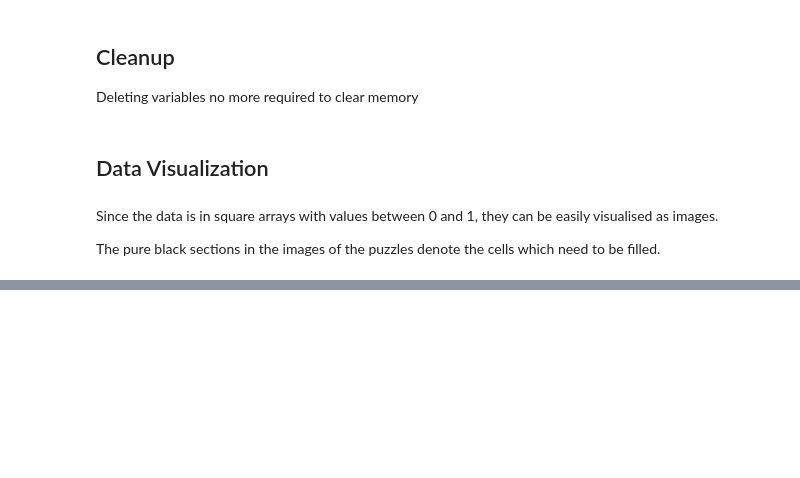
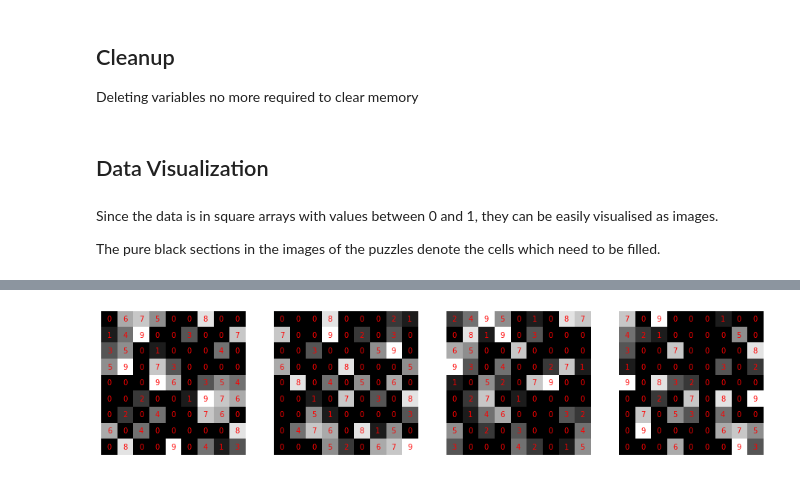
Before and after one commit to mayur7garg/SudokuAI, a Jupyter notebook: Train.ipynb, the cells around one changed output, grey strips where cells are left out. Cells and saved outputs as stored; diff of their text form; code cells hidden in the pictures; blank space fills up the shorter version.

```diff
--- a/Train.ipynb
+++ b/Train.ipynb
@@ -132,0 +179,4 @@ sudoku_as_images(solutions[:4])
+# %%
+sudoku_as_images(X_val[:4])
+# %% [output]
+[figure, added]
```
Also changed, not shown: parts of 20 cells of this notebook, 1 other file.
